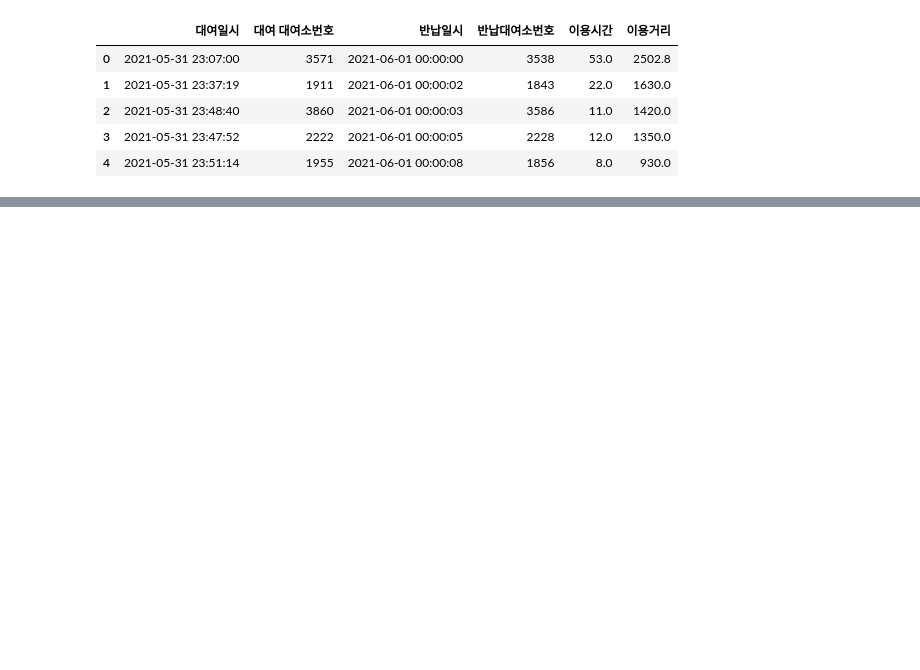
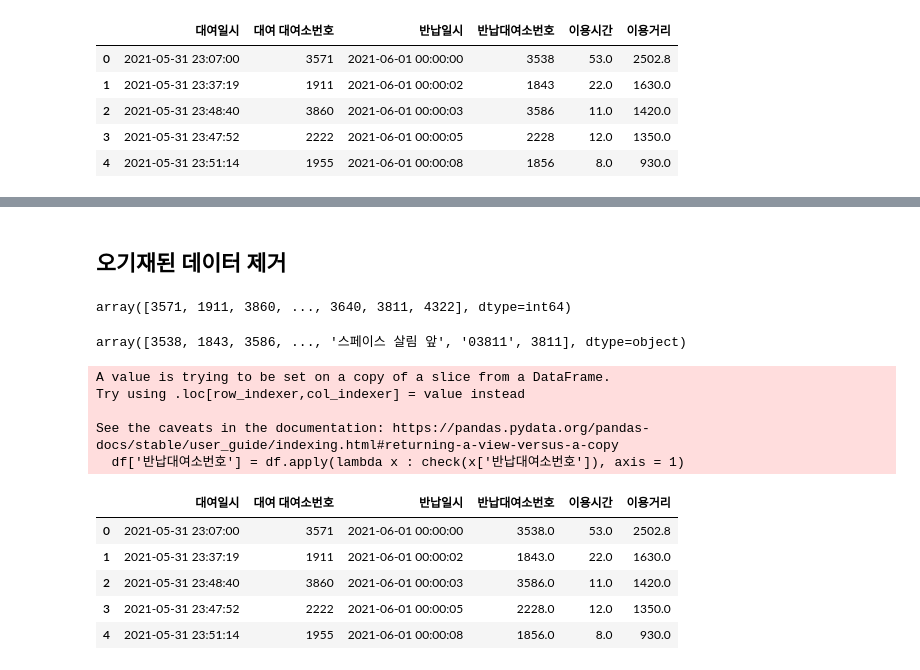
Before and after one commit to Daikoku1/-, a Jupyter notebook: 자전거대여현황_위치데이터추가.ipynb, the cells around one changed output, grey strips where cells are left out. Drawn from its saved outputs; the diff is of its cells as text; code cells hidden in the pictures; blank space fills up the shorter version.

```diff
--- a/자전거대여현황_위치데이터추가.ipynb
+++ b/자전거대여현황_위치데이터추가.ipynb
@@ -3 +6,3 @@ import pandas as pd
+# %%
+b_path = 'C:\\Users\\user\\Desktop\\data'
 # %%
@@ -23,5 +43,6 @@ df1.head()
 # %%
-df2 = pd.read_csv('data/2106_대여이력.csv', encoding = 'CP949')
+data2_path = os.path.join(b_path, '2106_대여이력.csv')
+df2 = pd.read_csv(data2_path, encoding = 'CP949')
 df2.head()
 # %% [output]
 |  | 자전거번호 | 대여일시 | 대여 대여소번호 | 대여 대여소명 | 대여거치대 | 반납일시 | 반납대여소번호 | 반납대여소명 | 반납거치대 | 이용시간 | 이용거리 |
@@ -46,0 +80,32 @@ Index(['대여소\n번호', '위도', '경도'], dtype='object')
+# %% [markdown]
+## 오기재된 데이터 제거
+# %%
+df['대여 대여소번호'].unique()
+# %% [output]
+array([3571, 1911, 3860, ..., 3640, 3811, 4322], dtype=int64)
+# %%
+df['반납대여소번호'].unique()
+# 문자열 데이터 포함됨
+# %% [output]
+array([3538, 1843, 3586, ..., '스페이스 살림 앞', '03811', 3811], dtype=object)
+# %%
+# 문자열 데이터 제거
+def check(x):
+    try:
+        return int(x)
+    except:
+        return None
+df['반납대여소번호'] = df.apply(lambda x : check(x['반납대여소번호']), axis = 1)
+df.head()
+# %% [output]
+A value is trying to be set on a copy of a slice from a DataFrame.
+Try using .loc[row_indexer,col_indexer] = value instead
+
+See the caveats in the documentation: https://pandas.pydata.org/pandas-docs/stable/user_guide/indexing.html#returning-a-view-versus-a-copy
+  df['반납대여소번호'] = df.apply(lambda x : check(x['반납대여소번호']), axis = 1)
+|  | 대여일시 | 대여 대여소번호 | 반납일시 | 반납대여소번호 | 이용시간 | 이용거리 |
+| 0 | 2021-05-31 23:07:00 | 3571 | 2021-06-01 00:00:00 | 3538.0 | 53.0 | 2502.8 |
+| 1 | 2021-05-31 23:37:19 | 1911 | 2021-06-01 00:00:02 | 1843.0 | 22.0 | 1630.0 |
+| 2 | 2021-05-31 23:48:40 | 3860 | 2021-06-01 00:00:03 | 3586.0 | 11.0 | 1420.0 |
+| 3 | 2021-05-31 23:47:52 | 2222 | 2021-06-01 00:00:05 | 2228.0 | 12.0 | 1350.0 |
+| 4 | 2021-05-31 23:51:14 | 1955 | 2021-06-01 00:00:08 | 1856.0 | 8.0 | 930.0 |
```
Also changed, not shown: parts of 19 cells of this notebook, 3 other files.
